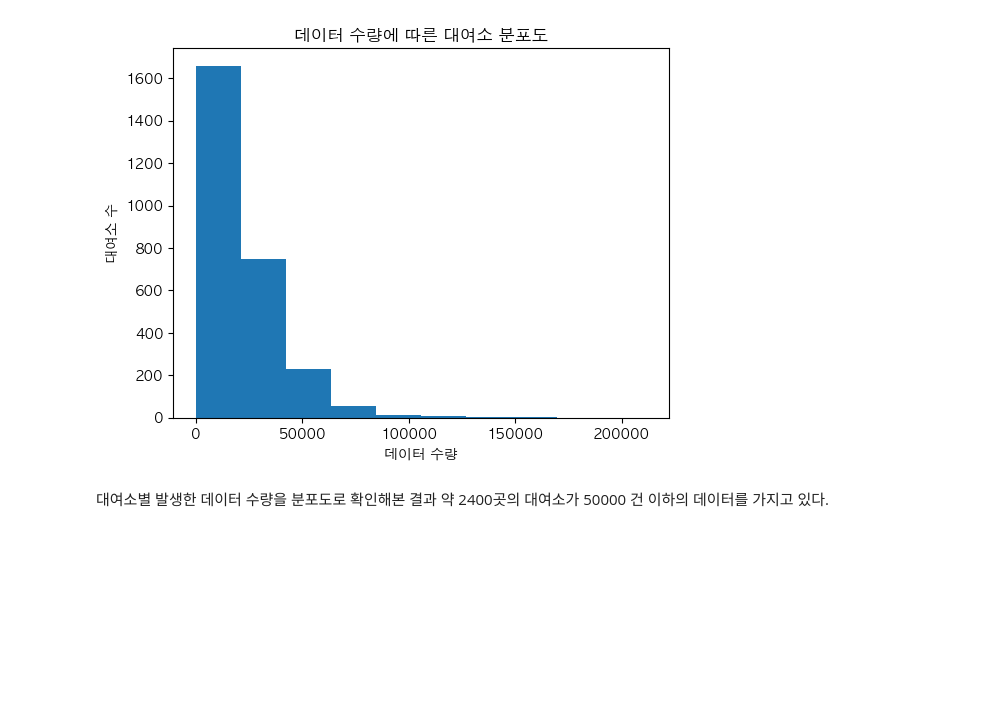
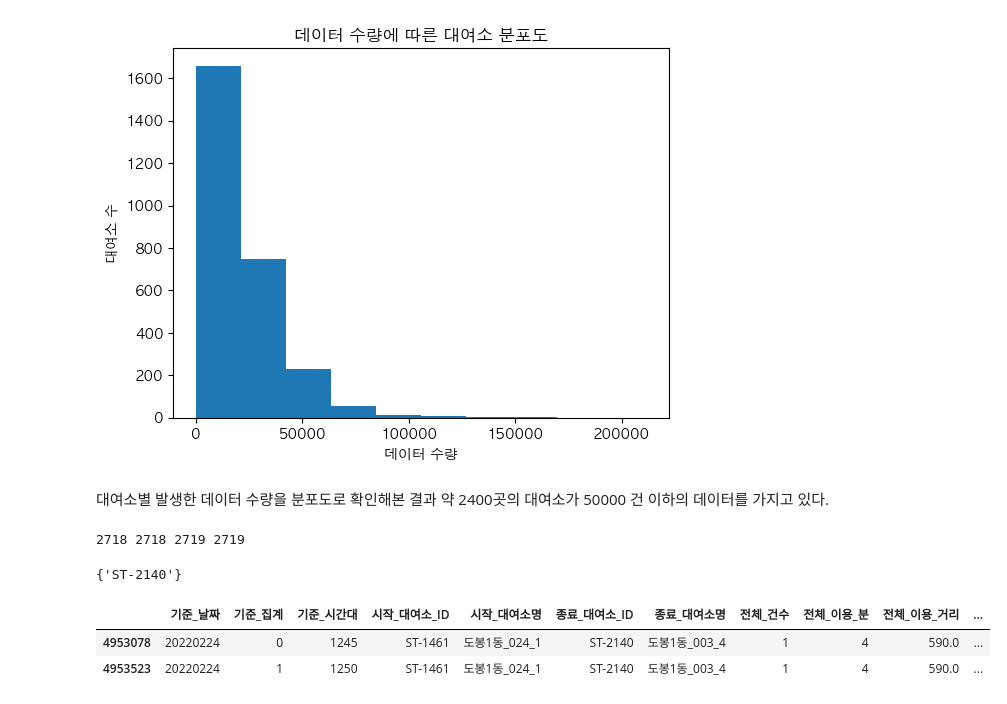
Before and after one commit to official-vvoo/Bicycle-Sharing-System, a Jupyter notebook: preprocessing/EDA_before_preprocess.ipynb, the cells around one changed output. Cells and saved outputs as stored; diff of their text form; code cells hidden in the pictures; blank space fills up the shorter version.

```diff
--- a/preprocessing/DataPreprocessing_vvoo.ipynb
+++ b/preprocessing/EDA_before_preprocess.ipynb
@@ -19,13 +19,16 @@ elif platform.system() == 'Linux': #리눅스 (구글 콜랩)
 # %% [markdown]
 ## 고정값 생성
 # %%
-CONST_PATH_WORKSPACE = os.path.pardir(os.path.pardir(os.getcwd()))
+CONST_PATH_WORKSPACE = os.path.join(os.getcwd(), os.pardir, os.pardir)
 
 CONST_STR_SOURCEDATA = "1.source_data"
 CONST_STR_PREPROCESSDATA = "2.preprocessed_data"
 CONST_STR_TEMP = "temp"
 CONST_STR_ENCODING = 'cp949'
 CONST_STR_SELECTED_OPTION = "하차"
+CONST_STR_BICYCLE = "bicycle"
+CONST_STR_BUS = "bus"
+CONST_STR_SUBWAY = "subway"
 
 # bus
 CONST_STR_BUSDAILY = "bus_daily"
@@ -322,3 +334,19 @@ Text(0.5, 0, '데이터 수량')
 [figure]
 # %% [markdown]
 대여소별 발생한 데이터 수량을 분포도로 확인해본 결과 약 2400곳의 대여소가 50000 건 이하의 데이터를 가지고 있다.
+# %%
+print(len(bicycle_df['시작_대여소_ID'].unique()), len(bicycle_df['시작_대여소명'].unique()), len(bicycle_df['종료_대여소_ID'].unique()), len(bicycle_df['종료_대여소명'].unique()))
+# %% [output]
+2718 2718 2719 2719
+# %%
+a = set(bicycle_df['시작_대여소_ID'].unique())
+b = set(bicycle_df['종료_대여소_ID'].unique())
+b-a
+# %% [output]
+{'ST-2140'}
+# %%
+bicycle_df[bicycle_df['종료_대여소_ID']=='ST-2140']
+# %% [output]
+|  | 기준_날짜 | 기준_집계 | 기준_시간대 | 시작_대여소_ID | 시작_대여소명 | 종료_대여소_ID | 종료_대여소명 | 전체_건수 | 전체_이용_분 | 전체_이용_거리 | ... |
+| 4953078 | 20220224 | 0 | 1245 | ST-1461 | 도봉1동_024_1 | ST-2140 | 도봉1동_003_4 | 1 | 4 | 590.0 | ... |
+| 4953523 | 20220224 | 1 | 1250 | ST-1461 | 도봉1동_024_1 | ST-2140 | 도봉1동_003_4 | 1 | 4 | 590.0 | ... |
```
Also changed, not shown: parts of 17 cells of this notebook, 1 other file.
